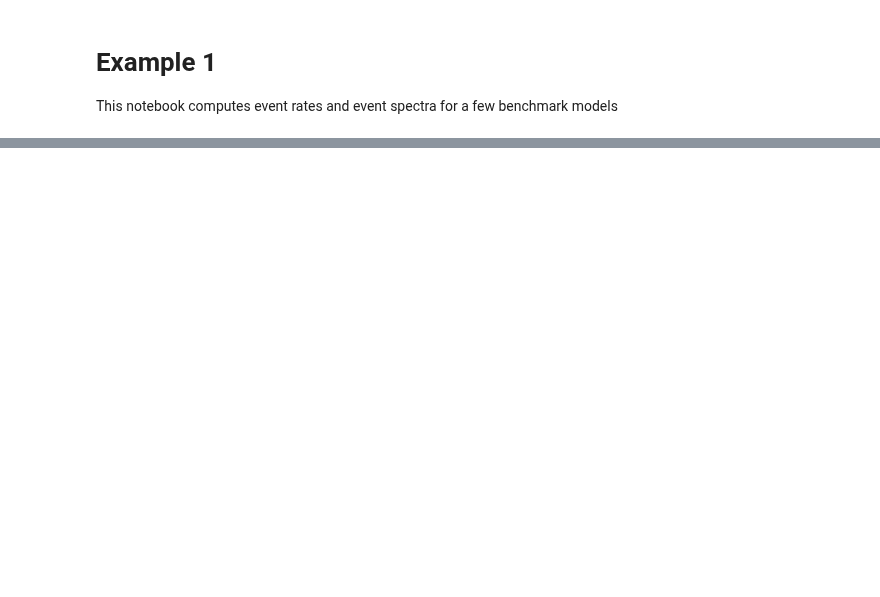
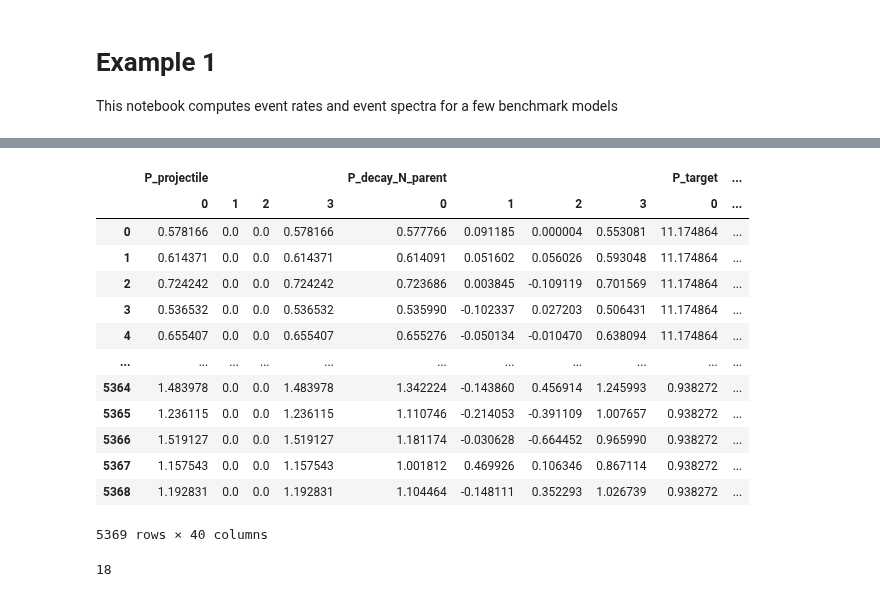
Before and after one commit to mhostert/DarkNews-generator, a Jupyter notebook: examples/Example_1_benchmark_points.ipynb, the cells around one changed output, grey strips where cells are left out. Cells and saved outputs as stored; diff of their text form; code cells hidden in the pictures; blank space fills up the shorter version.

```diff
--- a/examples/Example_1_benchmark_points.ipynb
+++ b/examples/Example_1_benchmark_points.ipynb
@@ -56,0 +89,21 @@ const.get_decay_rate_in_cm(np.sum(df['w_decay_rate_0']))
+# %%
+df_m
+# %% [output]
+|  | P_projectile |  |  |  | P_decay_N_parent |  |  |  | P_target | ... |
+|  | 0 | 1 | 2 | 3 | 0 | 1 | 2 | 3 | 0 | ... |
+| 0 | 0.578166 | 0.0 | 0.0 | 0.578166 | 0.577766 | 0.091185 | 0.000004 | 0.553081 | 11.174864 | ... |
+| 1 | 0.614371 | 0.0 | 0.0 | 0.614371 | 0.614091 | 0.051602 | 0.056026 | 0.593048 | 11.174864 | ... |
+| 2 | 0.724242 | 0.0 | 0.0 | 0.724242 | 0.723686 | 0.003845 | -0.109119 | 0.701569 | 11.174864 | ... |
+| 3 | 0.536532 | 0.0 | 0.0 | 0.536532 | 0.535990 | -0.102337 | 0.027203 | 0.506431 | 11.174864 | ... |
+| 4 | 0.655407 | 0.0 | 0.0 | 0.655407 | 0.655276 | -0.050134 | -0.010470 | 0.638094 | 11.174864 | ... |
+| ... | ... | ... | ... | ... | ... | ... | ... | ... | ... | ... |
+| 5364 | 1.483978 | 0.0 | 0.0 | 1.483978 | 1.342224 | -0.143860 | 0.456914 | 1.245993 | 0.938272 | ... |
+| 5365 | 1.236115 | 0.0 | 0.0 | 1.236115 | 1.110746 | -0.214053 | -0.391109 | 1.007657 | 0.938272 | ... |
+| 5366 | 1.519127 | 0.0 | 0.0 | 1.519127 | 1.181174 | -0.030628 | -0.664452 | 0.965990 | 0.938272 | ... |
+| 5367 | 1.157543 | 0.0 | 0.0 | 1.157543 | 1.001812 | 0.469926 | 0.106346 | 0.867114 | 0.938272 | ... |
+| 5368 | 1.192831 | 0.0 | 0.0 | 1.192831 | 1.104464 | -0.148111 | 0.352293 | 1.026739 | 0.938272 | ... |
+5369 rows × 40 columns
+# %%
+len(df_m['w_flux_avg_xsec'][df_m['w_flux_avg_xsec'] == 0])
+# %% [output]
+18
```
Also changed, not shown: parts of 9 cells of this notebook, 10 other files.
